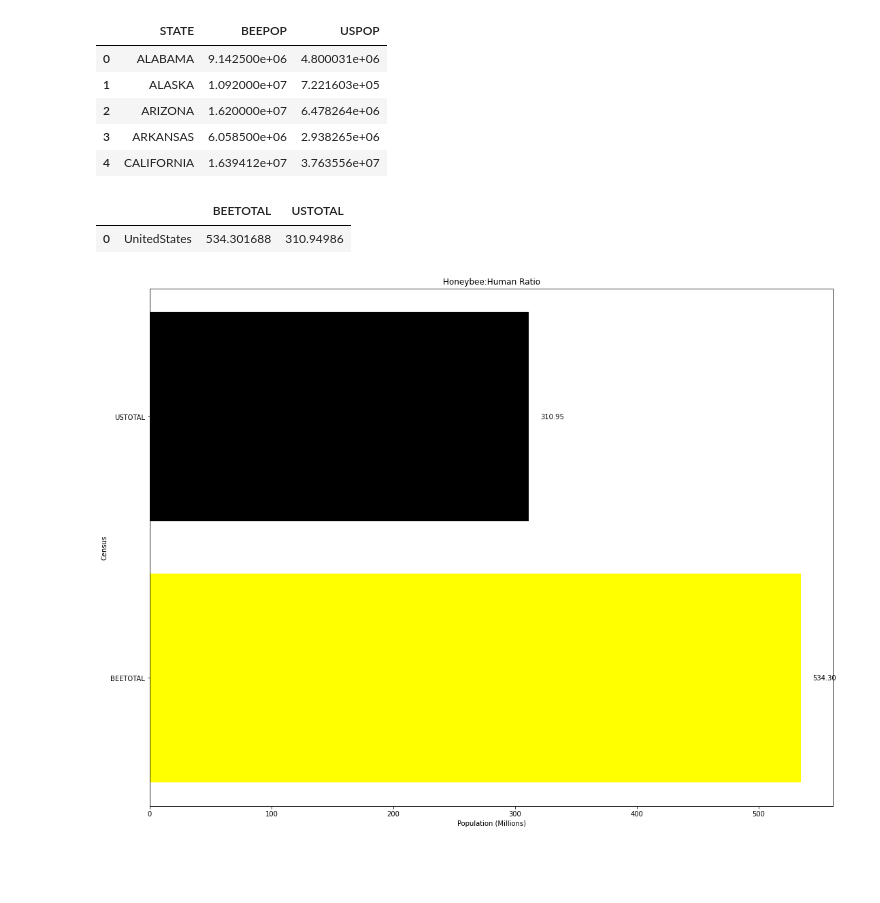
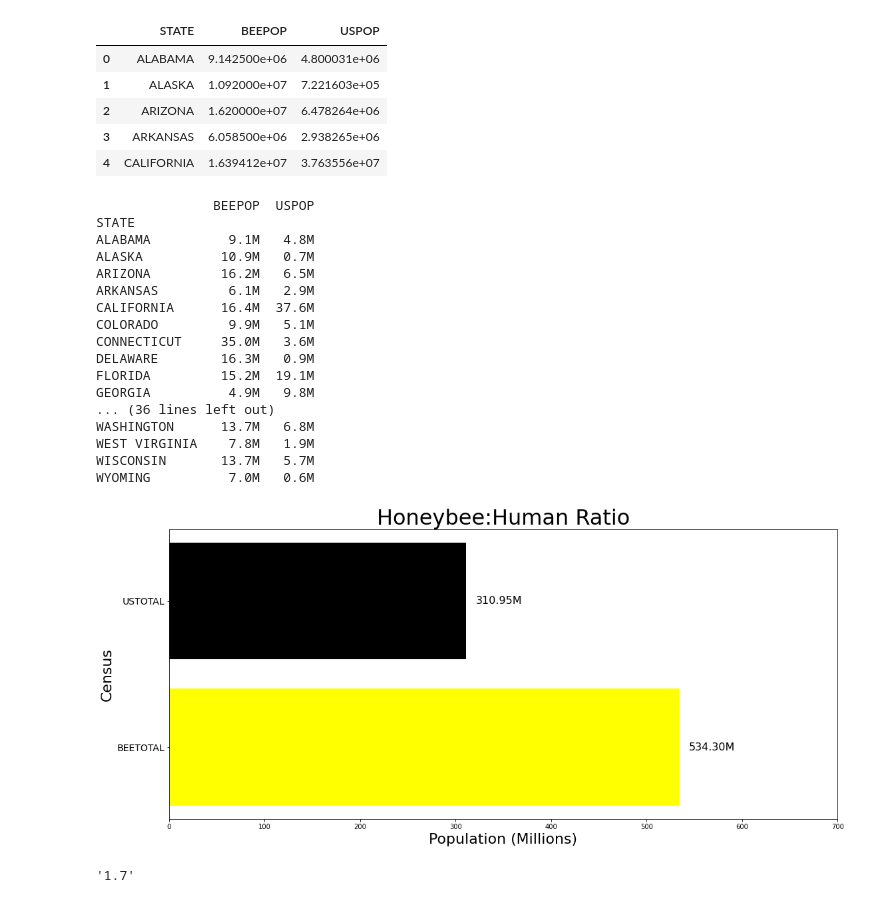
Before and after one commit to curtiscoleman/save_the_bees, a Jupyter notebook: Workbook.ipynb, the cells around one changed output. Cells and saved outputs as stored; diff of their text form; code cells hidden in the pictures; blank space fills up the shorter version.

```diff
--- a/Workbook.ipynb
+++ b/Workbook.ipynb
@@ -25,10 +26,12 @@ bee_data.head()
 | 3 | 2012 | END OF DEC | ALABAMA | 1 | BLACK BELT | 40 | GREENE | 63.0 | 14.0 | ... |
 | 4 | 2012 | END OF DEC | ALABAMA | 1 | BLACK BELT | 40 | HALE | 65.0 | 10.0 | ... |
 # %%
+# Only interested in the total estimated population for purposes of calculation so all other columns are unnecessary
 year_select = bee_data[bee_data['Year'].between(2010,2012)]
 clean_bee_data = year_select.groupby('State')['Value'].mean().reset_index()
 clean_bee_data.rename(columns={'Value': 'BEEPOP'}, inplace=True)
-clean_bee_data['BEEPOP'] = clean_bee_data['BEEPOP'].astype(float) * 60000
+avg_colony_pop = 60000
+clean_bee_data['BEEPOP'] = clean_bee_data['BEEPOP'].astype(float) * avg_colony_pop
 clean_bee_data
 # %% [output]
 |  | State | BEEPOP |
@@ -98,7 +102,36 @@ combined_data.head()
 | 2 | ARIZONA | 1.620000e+07 | 6.478264e+06 |
 | 3 | ARKANSAS | 6.058500e+06 | 2.938265e+06 |
 | 4 | CALIFORNIA | 1.639412e+07 | 3.763556e+07 |
+# %%
+# Create a pivot table
+pivot_table = pd.pivot_table(combined_data, index='STATE', values=['BEEPOP', 'USPOP'])
+def format_millions(x):
+    return f'{x / 1000000:.1f}M'
+
+
+pivot_table['BEEPOP'] = pivot_table['BEEPOP'].apply(format_millions)
+pivot_table['USPOP'] = pivot_table['USPOP'].apply(format_millions)
+print(pivot_table)
+# %% [output]
+               BEEPOP  USPOP
+STATE
+ALABAMA          9.1M   4.8M
+ALASKA          10.9M   0.7M
+ARIZONA         16.2M   6.5M
+ARKANSAS         6.1M   2.9M
+CALIFORNIA      16.4M  37.6M
+COLORADO         9.9M   5.1M
+CONNECTICUT     35.0M   3.6M
+DELAWARE        16.3M   0.9M
+FLORIDA         15.2M  19.1M
+GEORGIA          4.9M   9.8M
+... (36 lines left out)
+WASHINGTON      13.7M   6.8M
+WEST VIRGINIA    7.8M   1.9M
+WISCONSIN       13.7M   5.7M
+WYOMING          7.0M   0.6M
 # %%
+# Creating a final Data Frame to include only the two totals
 sum_1 = combined_data['BEEPOP'].sum() / 1000000
 sum_2 = combined_data['USPOP'].sum() / 1000000
 
@@ -107,44 +140,46 @@ totals_data = pd.DataFrame({
     'BEETOTAL': [sum_1],
     'USTOTAL': [sum_2]
 })
-totals_data
-# %% [output]
-|  |  | BEETOTAL | USTOTAL |
-| 0 | UnitedStates | 534.301688 | 310.94986 |
 # %%
+# Graphing the totals as comparison
 categories = totals_data.columns[1:3]
 values = totals_data.values[0][1:3]
 
 # Create the figure and axis
-fig, ax = plt.subplots(figsize=(18, 14))
+fig, ax = plt.subplots(figsize=(18, 8))
 
 # Define the colors for the bars
 colors = ['yellow', 'black']
 
 # Plot the horizontal bar chart with different colors
 bars = ax.barh(categories, values, color=colors)
 
 # Set the axis labels and title
-ax.set_xlabel('Population (Millions)')
-ax.set_ylabel('Census')
-ax.set_title('Honeybee:Human Ratio')
+ax.set_xlabel('Population (Millions)', font=dict(size=22, family='Arial, bold'))
+ax.set_ylabel('Census', font=dict(size=22, family='Arial, bold'))
+ax.set_title('Honeybee:Human Ratio', font=dict(size=32, family='Arial, bold'))
+ax.set_xlim(right=700)
 
 # Add annotations for the numerical values
 for i, bar in enumerate(bars):
     value = values[i]
     width = bar.get_width()
     height = bar.get_height()
     x = bar.get_x() + width + 10
     y = bar.get_y() + height / 2
-    ax.text(x, y, f'{value:.2f}', ha='left', va='center')
-
+    ax.text(x, y, f'{value:.2f}M'.format(x / 1000000), ha='left', va='center', font=dict(size=16, family='Arial, bold'))
+ax.tick_params(axis='y', labelsize=14)
 # Display the plot
 plt.show()
 # %% [output]
-[figure, old version]
+[figure, new version]
 # %%
+#Illustrating the ratio of the two populations
 total_human_population = combined_data['USPOP'].sum() / 1000000
 total_honeybee_population = combined_data['BEEPOP'].sum() / 1000000
+
+ratio = total_honeybee_population / total_human_population
+formatted_ratio = "{:.1f}".format(ratio)
 
 # Create labels for each bubble
 labels = [
@@ -220,3 +255,6 @@ fig.update_layout(annotations=annotations)
 
 # Show the circle packing bubble chart
 fig.show()
+formatted_ratio
+# %% [output]
+'1.7'
```
Also changed, not shown: parts of 9 cells of this notebook, 1 other file.
